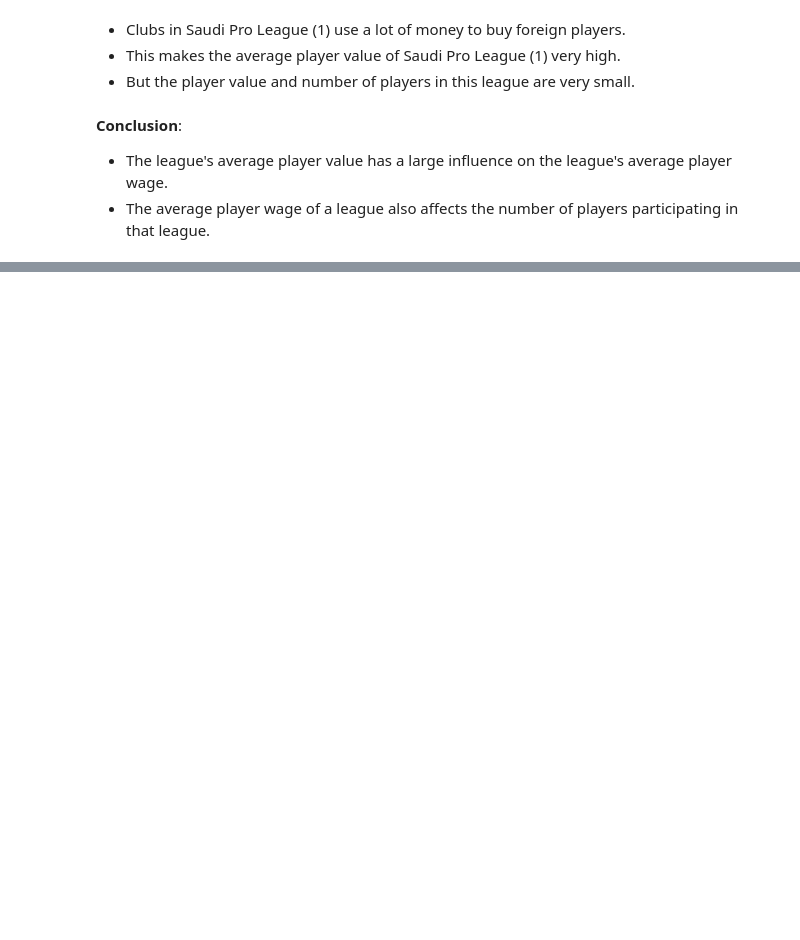
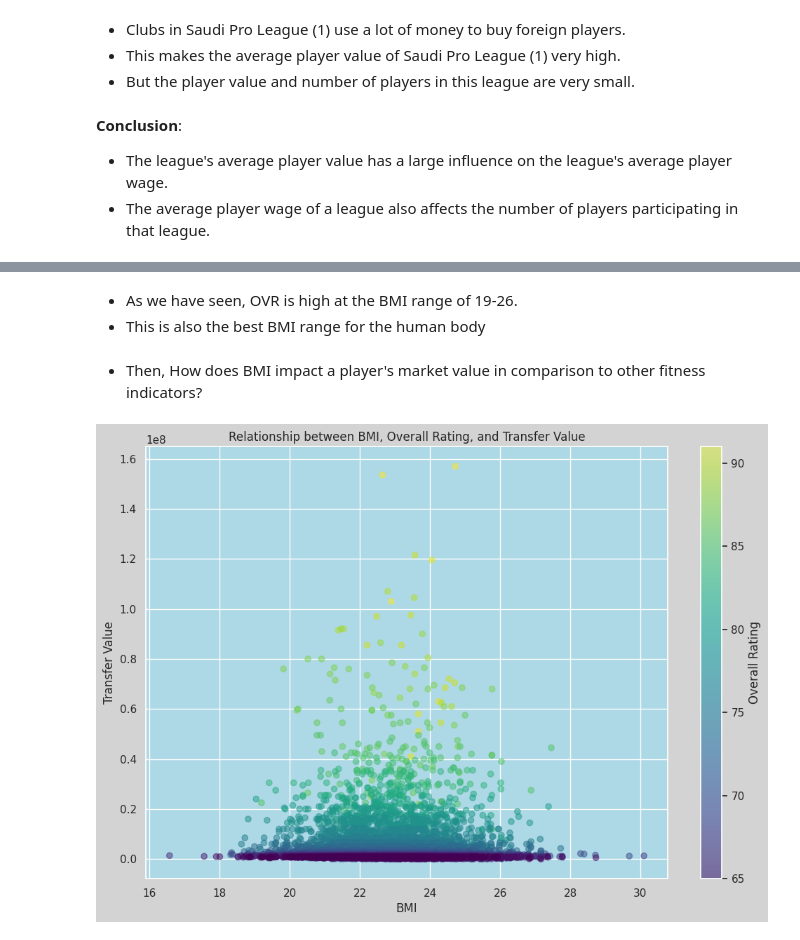
Before and after one commit to TranPhanPhucAn/Final_project_NMKHDL, a Jupyter notebook: Making_Questions.ipynb, the cells around one changed output, grey strips where cells are left out. Saved outputs shown, nothing was run; the diff lists cells and outputs as text; code cells hidden in the pictures; blank space fills up the shorter version.

```diff
--- a/Making_Questions.ipynb
+++ b/Making_Questions.ipynb
@@ -583,0 +671,16 @@ plt.show()
+# %% [markdown]
+- As we have seen, OVR is high at the BMI range of 19-26.
+- This is also the best BMI range for the human body
+# %% [markdown]
+
+- Then, How does BMI impact a player's market value in comparison to other fitness indicators?
+# %%
+plt.figure(figsize=(12, 8))
+scatter = plt.scatter(cleaned_df['Weight'] / ((cleaned_df['Height'] / 100) ** 2), cleaned_df['Value'], c=cleaned_df['OVR'], cmap='viridis', alpha=0.5)
+plt.title('Relationship between BMI, Overall Rating, and Transfer Value')
+plt.xlabel('BMI')
+plt.ylabel('Transfer Value')
+plt.colorbar(scatter, label='Overall Rating')
+plt.show()
+# %% [output]
+[figure, added]
```
Also changed, not shown: parts of 26 cells of this notebook.
